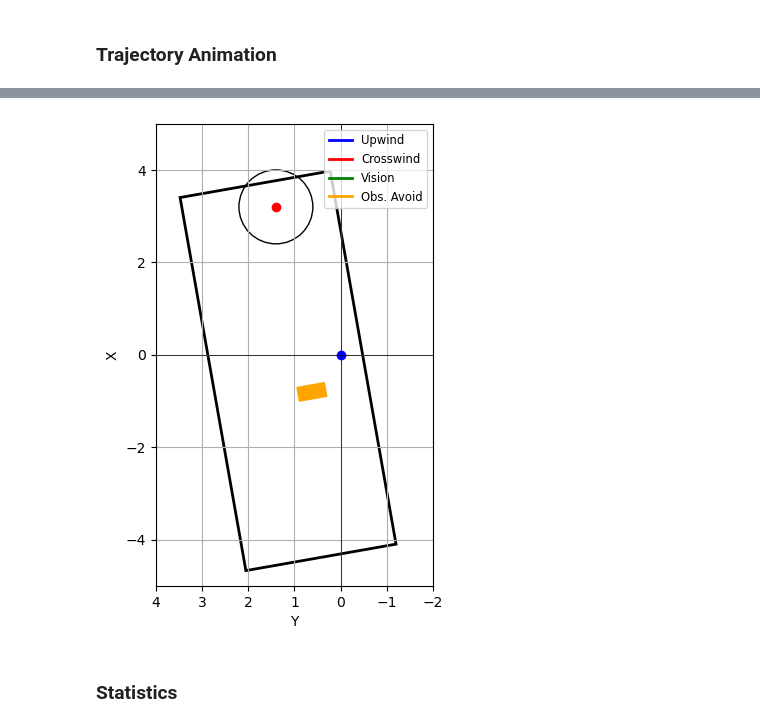
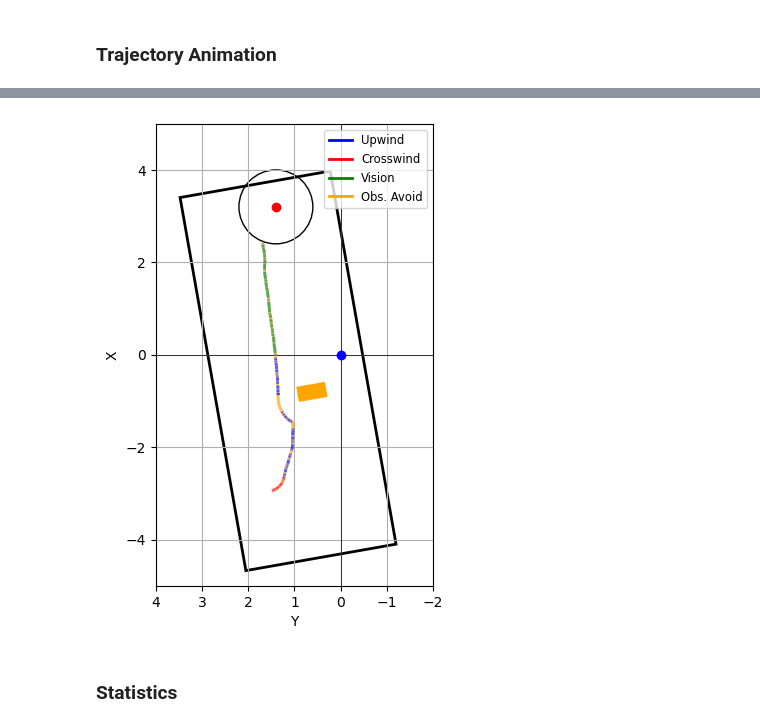
Before and after one commit to SunzidHassan/Research, a Jupyter notebook: 23-24_Automatic-Control-Lab/Projects/24_LLM/LLM.ipynb, the cells around one changed output, grey strips where cells are left out. Saved outputs shown, nothing was run; the diff lists cells and outputs as text; code cells hidden in the pictures.

```diff
--- a/23-24_Automatic-Control-Lab/Projects/24_LLM/LLM.ipynb
+++ b/23-24_Automatic-Control-Lab/Projects/24_LLM/LLM.ipynb
@@ -1011,5 +1014,5 @@ chmThr = 475
 # %%
-i = 11
+i = 0
 # %%
 with open(imagefiles[i], "rb") as image_file:
     # image = np.asarray(image_file)
@@ -1685,9 +1688,9 @@ def animatedTrajectories(path):
 
     plt.show()
 # %%
-animatedTrajectories('LLM_a1_0')
+animatedTrajectories('LLM_a1_0-1')
 # %% [output]
-[figure, old version]
+[figure, new version]
 # %% [markdown]
 ### Statistics
 # %%
```
Also changed, not shown: parts of 8 cells of this notebook, 31 other files.
